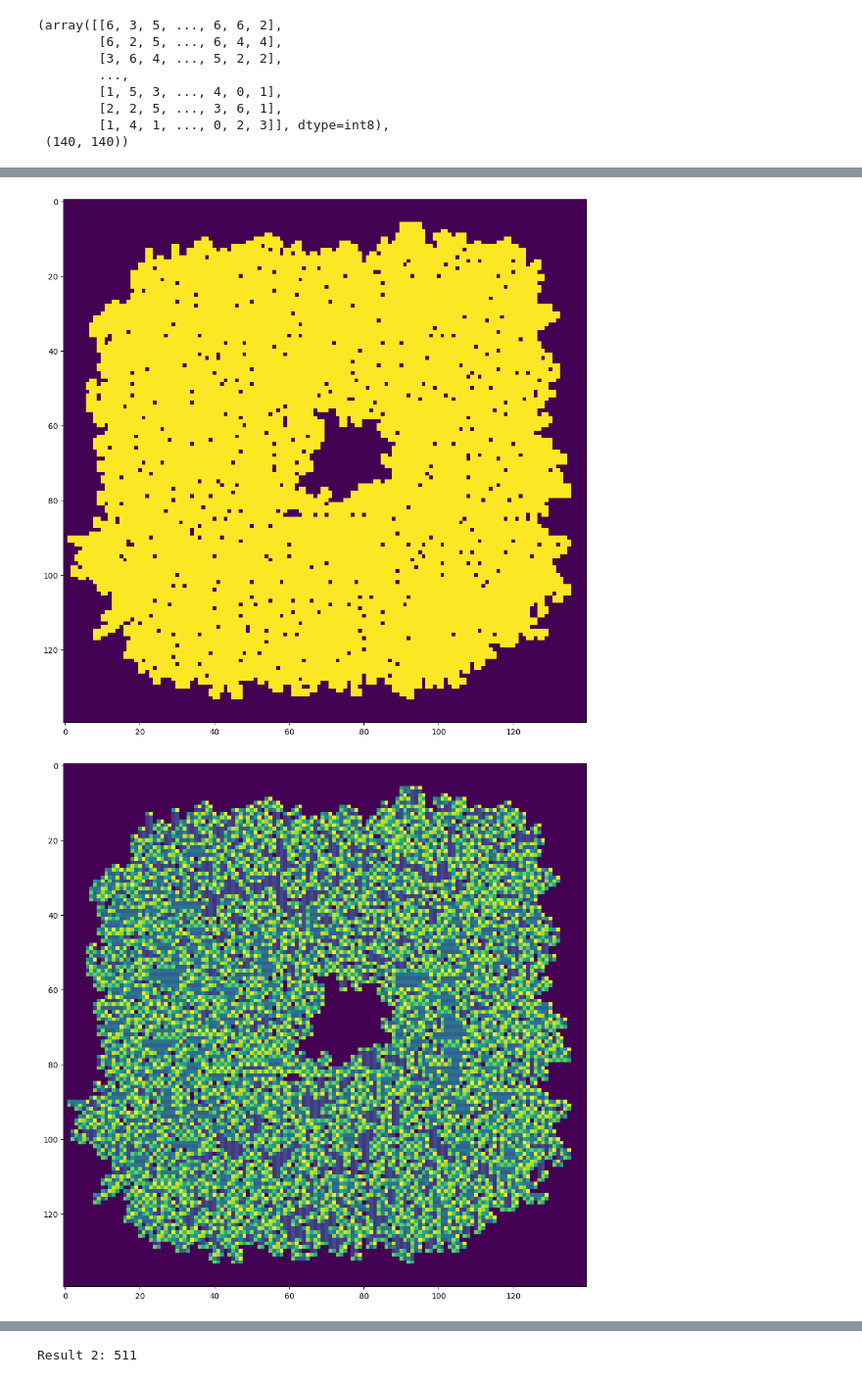
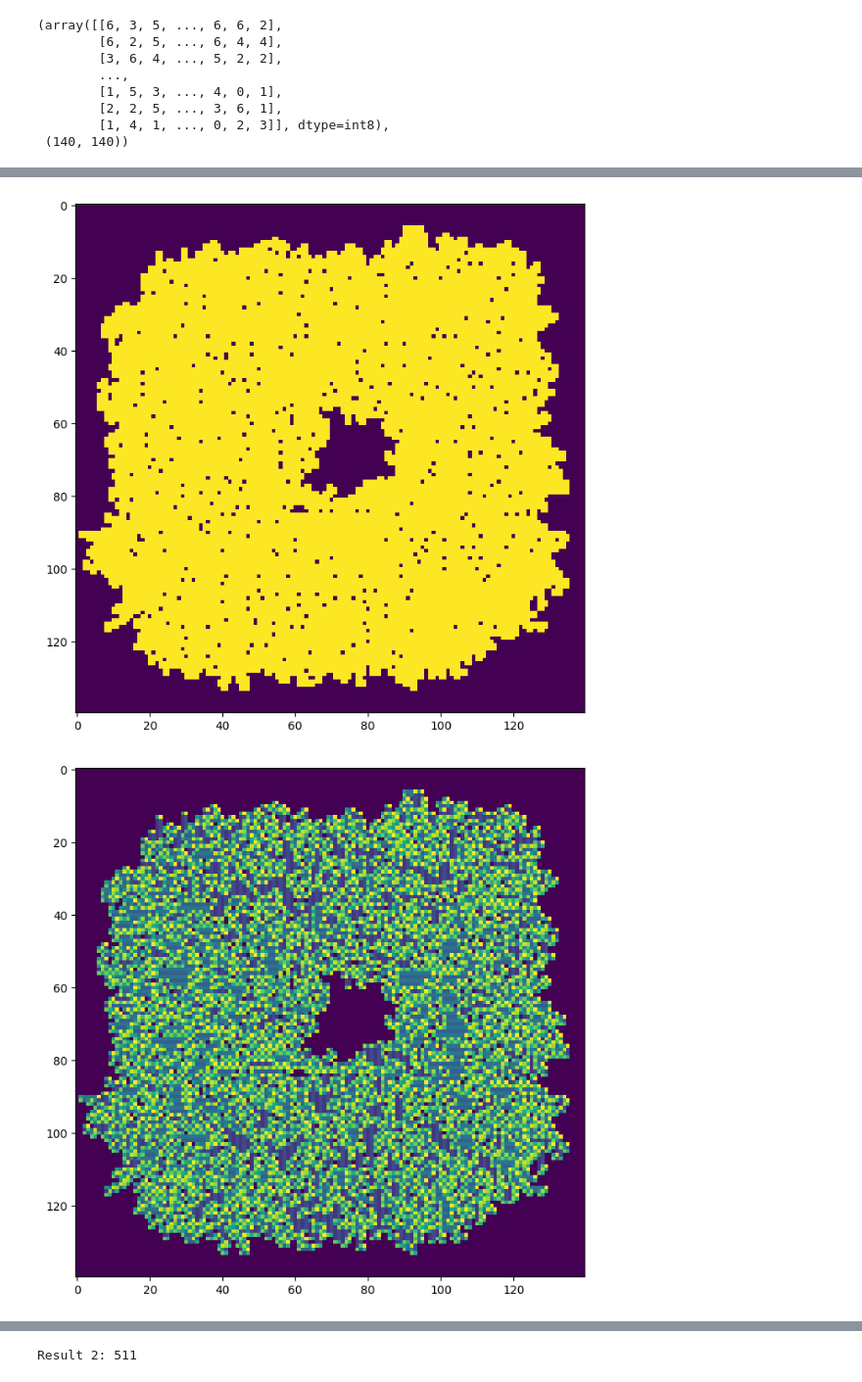
Before and after one commit to enricd/AdventOfCode, a Jupyter notebook: y_2023/day10.ipynb, the cells around one changed output, grey strips where cells are left out. Shown at 98% size. Drawn from its saved outputs; the diff is of its cells as text; code cells hidden in the pictures.

```diff
--- a/y_2023/day10.ipynb
+++ b/y_2023/day10.ipynb
@@ -89,19 +89,16 @@ for start_dir in check_connected[7]:
 
     prev_dir = np.array(start_dir)
 
-    print("dir pos:", start_dir, pos)
     if map_pipes[*pos] in check_connected[7][start_dir]:
         map_connected[*pos] = 1
         is_next_pipe = True
         while not found and is_next_pipe:
 
             for dir in check_connected[map_pipes[*pos]]:
-                # print("prev dir dir", prev_dir, pos, map_pipes[*pos], dir)
                 if np.all(prev_dir + dir == [0, 0]):
                     continue
 
                 new_pos = pos + np.array(dir)
-                # print("pos:", pos, " new_pos:", new_pos, dir, map_pipes[*new_pos], check_connected[map_pipes[*pos]][dir])
                 if map_pipes[*new_pos] in check_connected[map_pipes[*pos]][dir]:
                     map_connected[*new_pos] = 1
                     map_conn_dirs[*new_pos] = conn_dirs[(tuple(dir), map_pipes[*new_pos])] if tuple(new_pos) != start_pos else 11
@@ -118,11 +115,11 @@ for start_dir in check_connected[7]:
 
         conn_maps.append(map_connected)
         dir_maps.append(map_conn_dirs)
-        plt.figure(figsize=(12, 12))
+        plt.figure(figsize=(8, 8))
         plt.imshow(map_connected)
         plt.show()
 
-        plt.figure(figsize=(12, 12))
+        plt.figure(figsize=(8, 8))
         plt.imshow(map_conn_dirs)
         plt.show()
 
@@ -137,5 +133,5 @@ dir pos: (-1, 0) [78 85]
-[figure, old version]
+[figure, new version]
-[figure, old version]
+[figure, new version]
 start_dir (1, 0)
 
 
```
Also changed, not shown: parts of 2 cells of this notebook, 1 other file.
